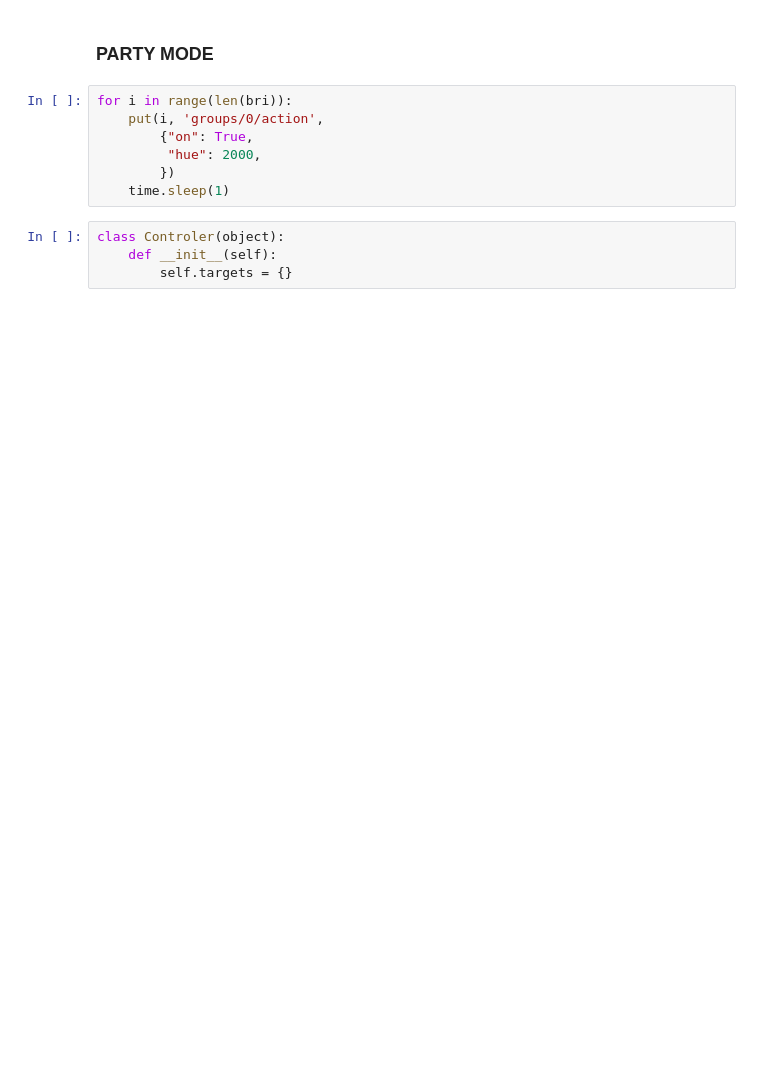
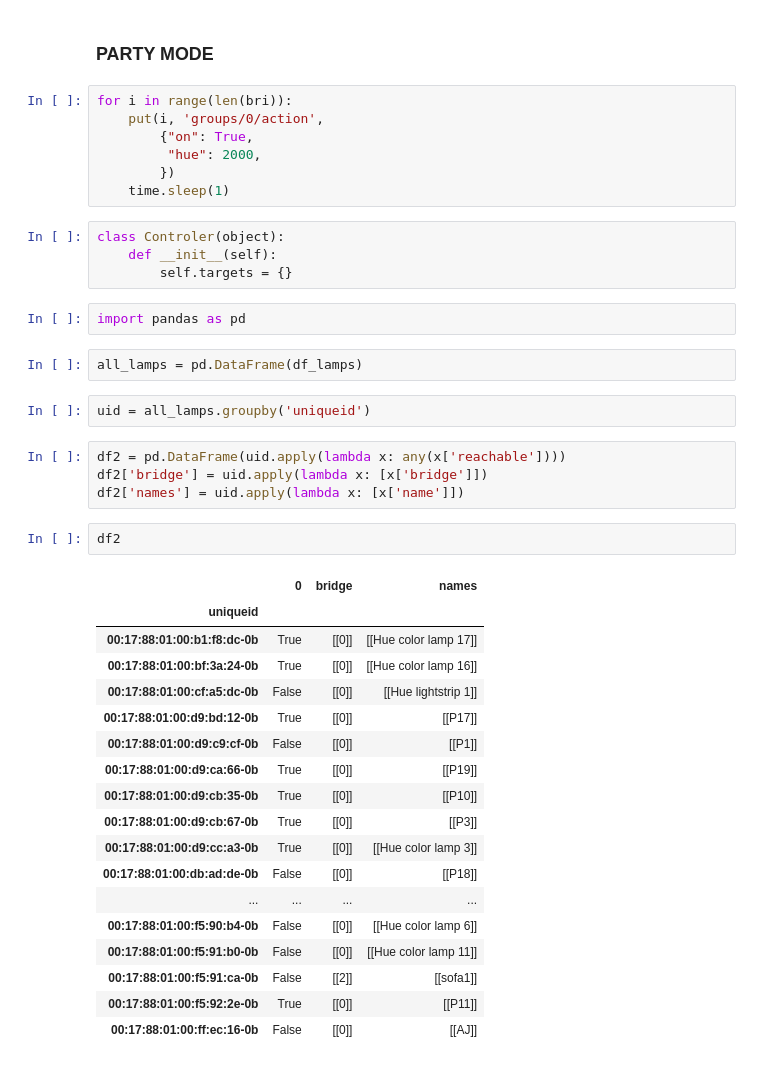
Before and after one commit to rethore/kunst, a Jupyter notebook: notebooks/Setting up lights outside in Faelleshuset.ipynb, the cells around one changed output. Drawn from its saved outputs; the diff is of its cells as text; blank space fills up the shorter version.

```diff
--- a/notebooks/Setting up lights outside in Faelleshuset.ipynb
+++ b/notebooks/Setting up lights outside in Faelleshuset.ipynb
@@ -195,3 +486,34 @@ for i in range(len(bri)):
 class Controler(object):
     def __init__(self):
         self.targets = {}
+# %%
+import pandas as pd
+# %%
+all_lamps = pd.DataFrame(df_lamps)
+# %%
+uid = all_lamps.groupby('uniqueid')
+# %%
+df2 = pd.DataFrame(uid.apply(lambda x: any(x['reachable'])))
+df2['bridge'] = uid.apply(lambda x: [x['bridge']])
+df2['names'] = uid.apply(lambda x: [x['name']])
+# %%
+df2
+# %% [output]
+|  | 0 | bridge | names |
+| uniqueid |  |  |  |
+| 00:17:88:01:00:b1:f8:dc-0b | True | [[0]] | [[Hue color lamp 17]] |
+| 00:17:88:01:00:bf:3a:24-0b | True | [[0]] | [[Hue color lamp 16]] |
+| 00:17:88:01:00:cf:a5:dc-0b | False | [[0]] | [[Hue lightstrip 1]] |
+| 00:17:88:01:00:d9:bd:12-0b | True | [[0]] | [[P17]] |
+| 00:17:88:01:00:d9:c9:cf-0b | False | [[0]] | [[P1]] |
+| 00:17:88:01:00:d9:ca:66-0b | True | [[0]] | [[P19]] |
+| 00:17:88:01:00:d9:cb:35-0b | True | [[0]] | [[P10]] |
+| 00:17:88:01:00:d9:cb:67-0b | True | [[0]] | [[P3]] |
+| 00:17:88:01:00:d9:cc:a3-0b | True | [[0]] | [[Hue color lamp 3]] |
+| 00:17:88:01:00:db:ad:de-0b | False | [[0]] | [[P18]] |
+| ... | ... | ... | ... |
+| 00:17:88:01:00:f5:90:b4-0b | False | [[0]] | [[Hue color lamp 6]] |
+| 00:17:88:01:00:f5:91:b0-0b | False | [[0]] | [[Hue color lamp 11]] |
+| 00:17:88:01:00:f5:91:ca-0b | False | [[2]] | [[sofa1]] |
+| 00:17:88:01:00:f5:92:2e-0b | True | [[0]] | [[P11]] |
+| 00:17:88:01:00:ff:ec:16-0b | False | [[0]] | [[AJ]] |
```
Also changed, not shown: parts of 42 cells of this notebook, 2 other files.
